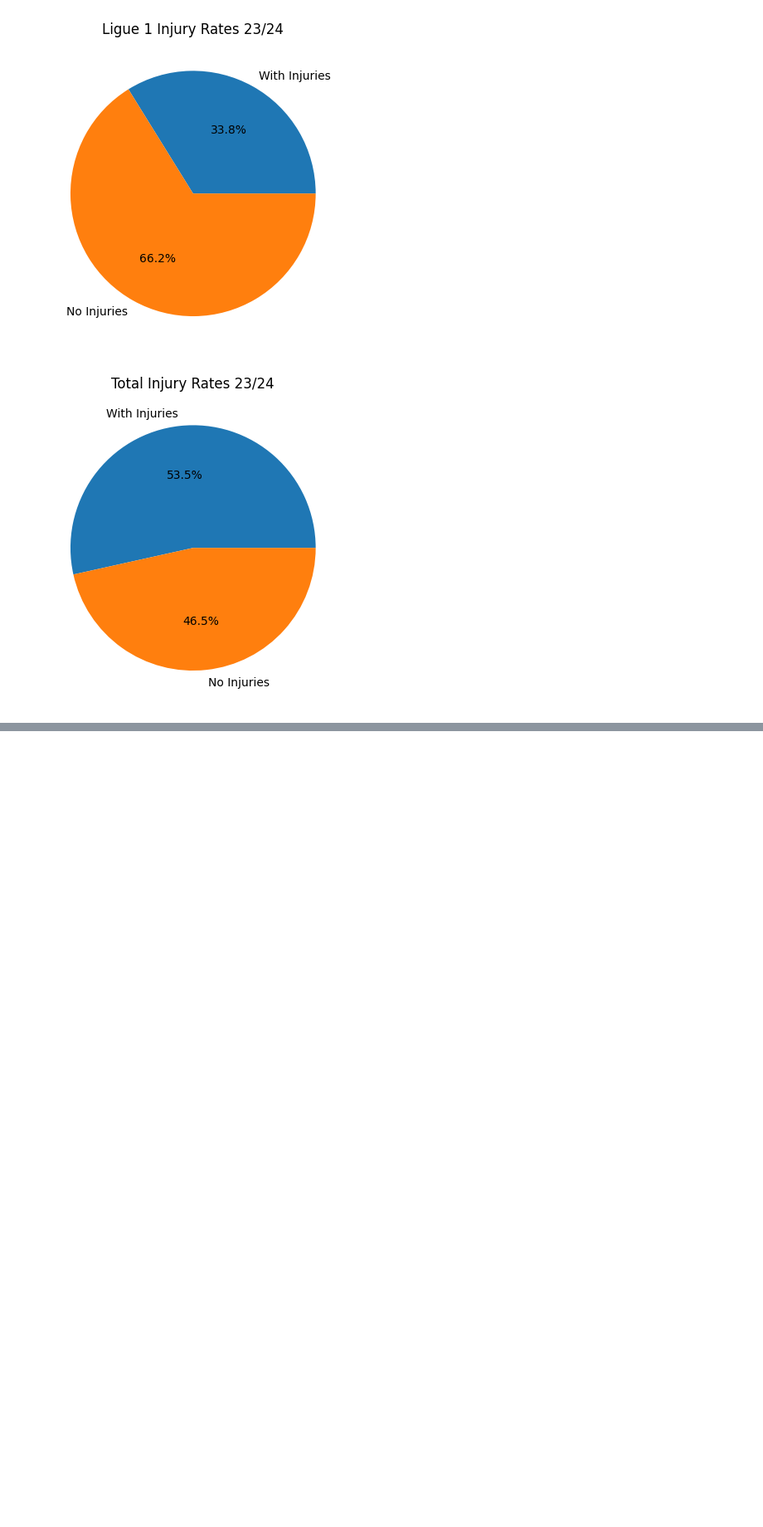
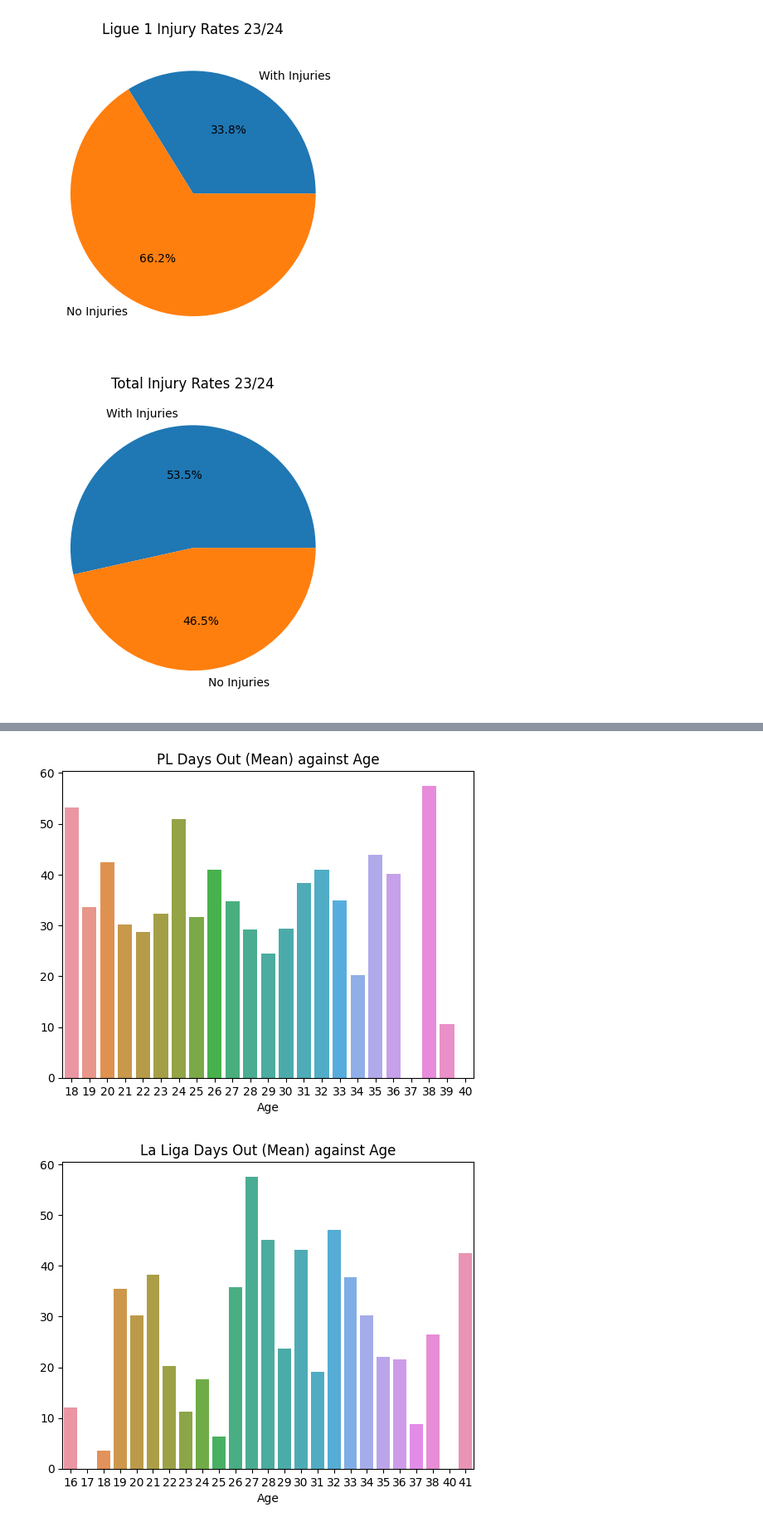
Before and after one commit to tsumian/MA4199-Injury-Prediction, a Jupyter notebook: ma4199-data-preprocessing.ipynb, the cells around one changed output, grey strips where cells are left out. Shown at 83% size. Cells and saved outputs as stored; diff of their text form; code cells hidden in the pictures; blank space fills up the shorter version.

```diff
--- a/ma4199-data-preprocessing.ipynb
+++ b/ma4199-data-preprocessing.ipynb
@@ -158,0 +235,14 @@ get_injury_chart(total_injured, total_not_injured, "Total Injury Rates 23/24")
+# %%
+def get_age_days_out_dist(df, title):
+    avg_days_out_by_age = df.groupby('Age')['Total Days'].mean()
+    sns.barplot(x=avg_days_out_by_age.index, y=avg_days_out_by_age.values, errorbar="sd").set(title=title)
+    plt.show()
+
+get_age_days_out_dist(prem_player_data_df, "PL Days Out (Mean) against Age")
+get_age_days_out_dist(laliga_player_data_df, "La Liga Days Out (Mean) against Age")
+get_age_days_out_dist(bundesliga_player_data_df, "Bundesliga Days Out (Mean) against Age")
+get_age_days_out_dist(serie_a_player_data_df, "Serie A Days Out (Mean) against Age")
+get_age_days_out_dist(ligue_1_player_data_df, "Ligue 1 Days Out (Mean) against Age")
+# %% [output]
+[figure, added]
+[figure, added]
```
Also changed, not shown: parts of 8 cells of this notebook.
